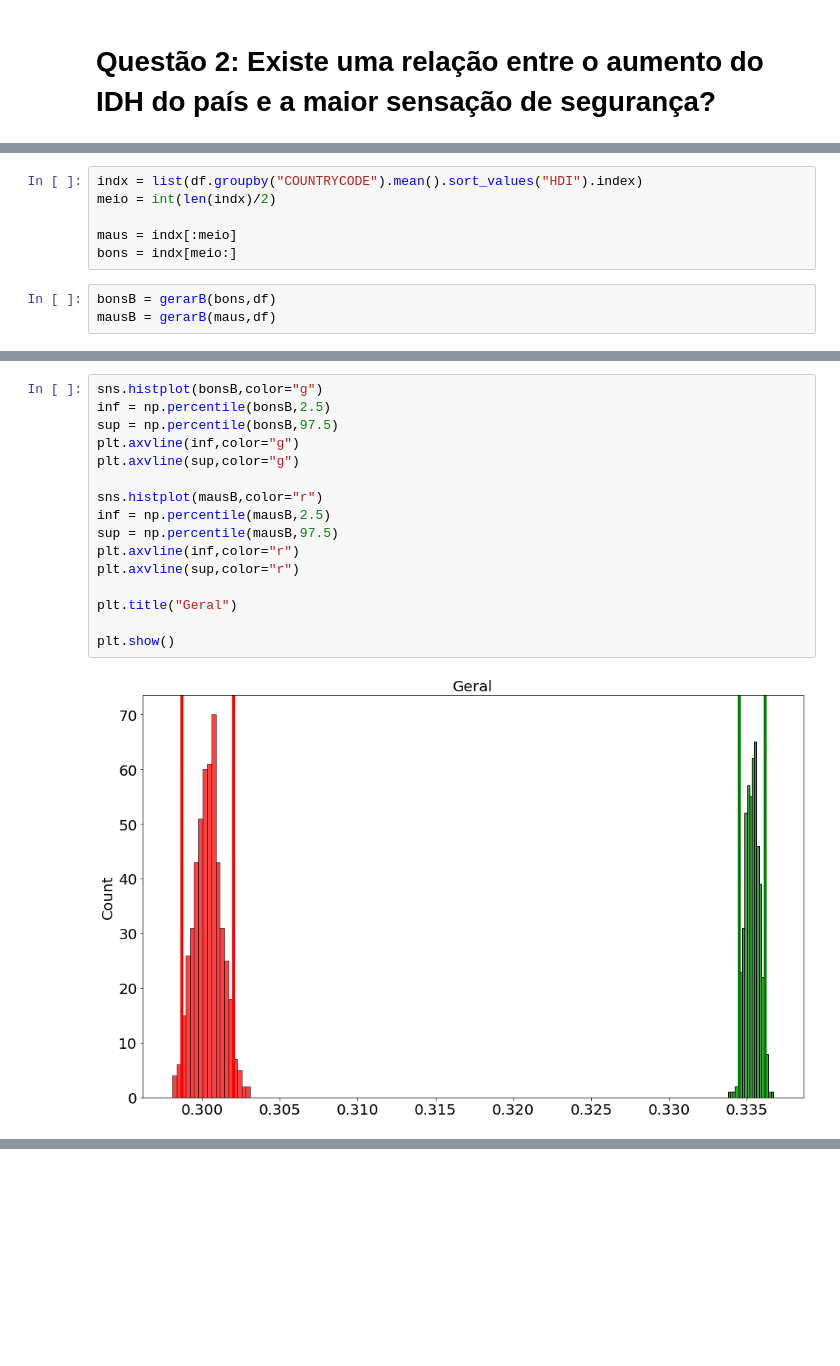
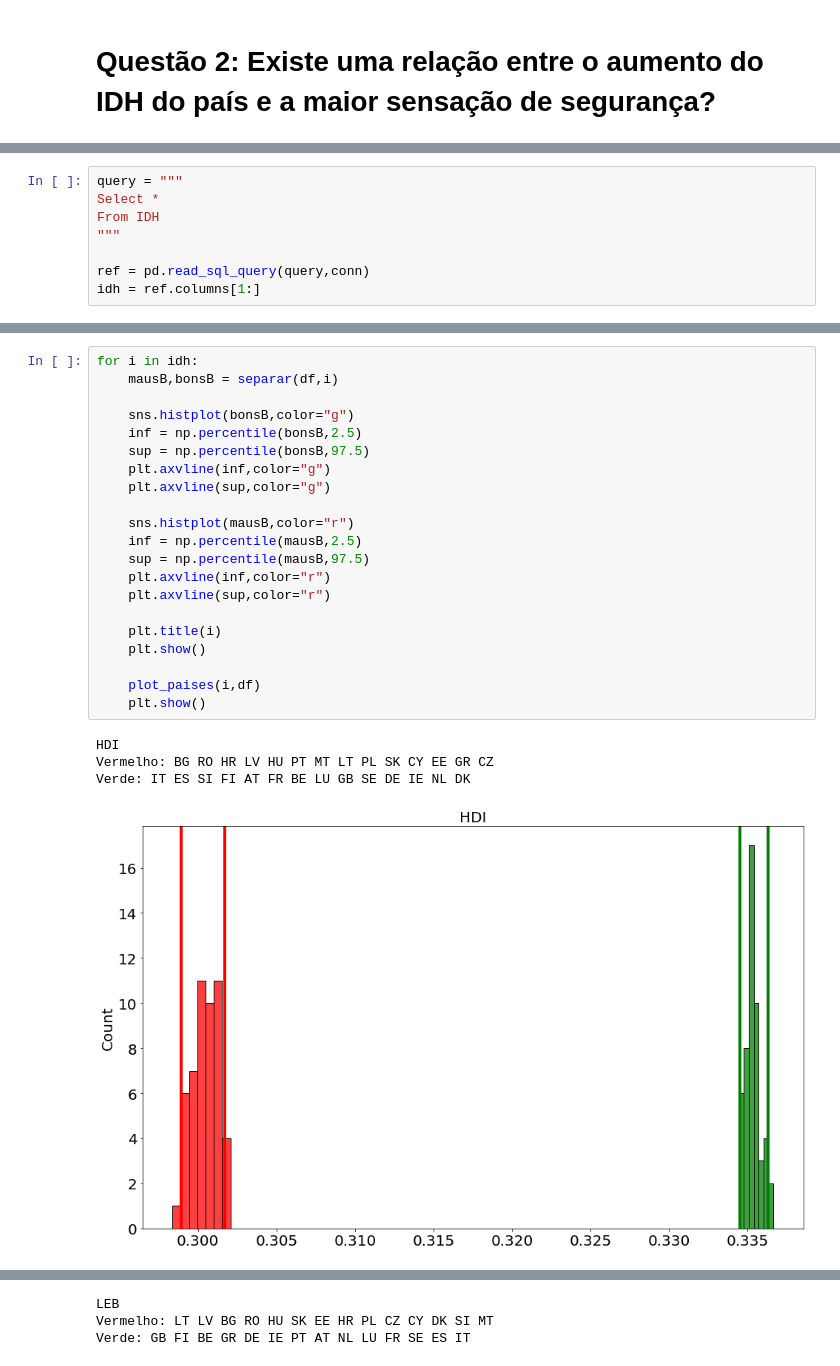
Before and after one commit to FranciscoNevesT/Trabalho-ICD, a Jupyter notebook: Francisco.ipynb, the cells around one changed output, grey strips where cells are left out. Saved outputs shown, nothing was run; the diff lists cells and outputs as text; blank space fills up the shorter version.

```diff
--- a/Francisco.ipynb
+++ b/Francisco.ipynb
@@ -86,9 +137,8 @@ df
-# %%
-indx = list(df.groupby("COUNTRYCODE").mean().sort_values("HDI").index)
-meio = int(len(indx)/2)
-
-maus = indx[:meio]
-bons = indx[meio:]
-# %%
-bonsB = gerarB(bons,df)
-mausB = gerarB(maus,df)
+# %%
+query = """
+Select *
+From IDH
+"""
+
+ref = pd.read_sql_query(query,conn)
+idh = ref.columns[1:]
@@ -95,18 +193,26 @@ mausB = gerarB(maus,df)
 # %%
-sns.histplot(bonsB,color="g")
-inf = np.percentile(bonsB,2.5)
-sup = np.percentile(bonsB,97.5)
-plt.axvline(inf,color="g")
-plt.axvline(sup,color="g")
+for i in idh:
+    mausB,bonsB = separar(df,i)
 
-sns.histplot(mausB,color="r")
-inf = np.percentile(mausB,2.5)
-sup = np.percentile(mausB,97.5)
-plt.axvline(inf,color="r")
-plt.axvline(sup,color="r")
+    sns.histplot(bonsB,color="g")
+    inf = np.percentile(bonsB,2.5)
+    sup = np.percentile(bonsB,97.5)
+    plt.axvline(inf,color="g")
+    plt.axvline(sup,color="g")
 
-plt.title("Geral")
+    sns.histplot(mausB,color="r")
+    inf = np.percentile(mausB,2.5)
+    sup = np.percentile(mausB,97.5)
+    plt.axvline(inf,color="r")
+    plt.axvline(sup,color="r")
 
-plt.show()
+    plt.title(i)
+    plt.show()
+
+    plot_paises(i,df)
+    plt.show()
 # %% [output]
+HDI
+Vermelho: BG RO HR LV HU PT MT LT PL SK CY EE GR CZ
+Verde: IT ES SI FI AT FR BE LU GB SE DE IE NL DK
-[figure, old version]
+[figure, new version]
@@ -112,0 +220,3 @@ plt.show()
+LEB
+Vermelho: LT LV BG RO HU SK EE HR PL CZ CY DK SI MT
+Verde: GB FI BE GR DE IE PT AT NL LU FR SE ES IT
```
Also changed, not shown: parts of 30 cells of this notebook, 47 other files.
